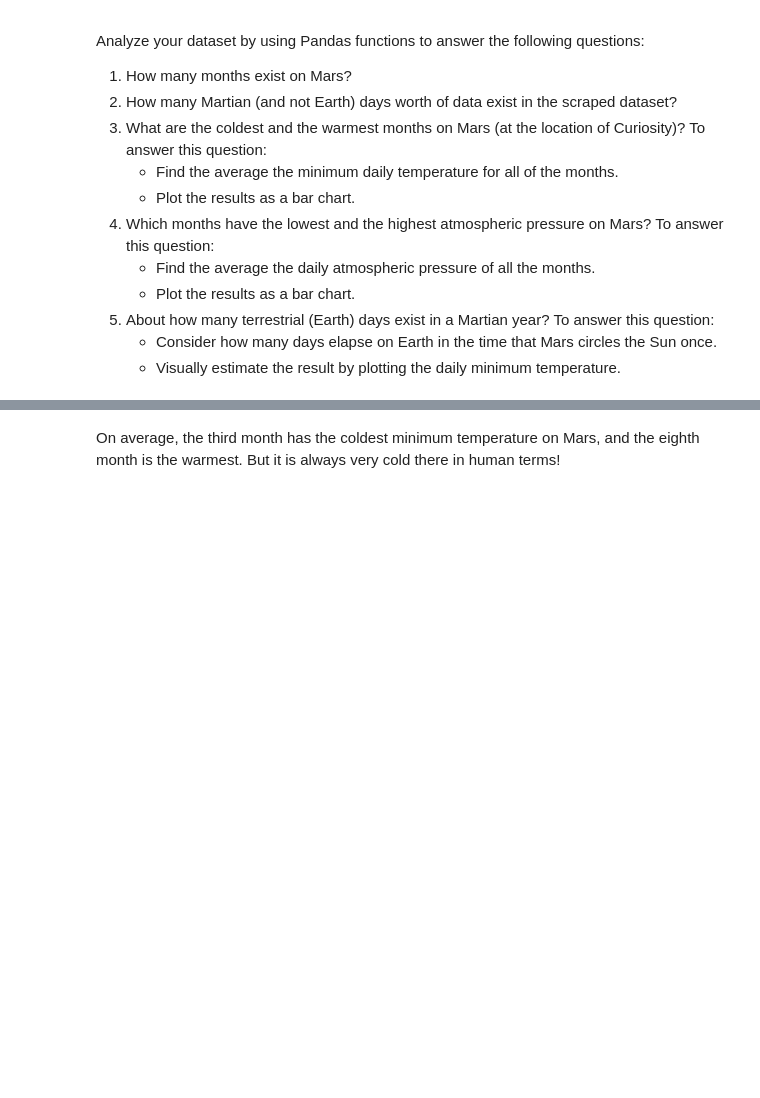
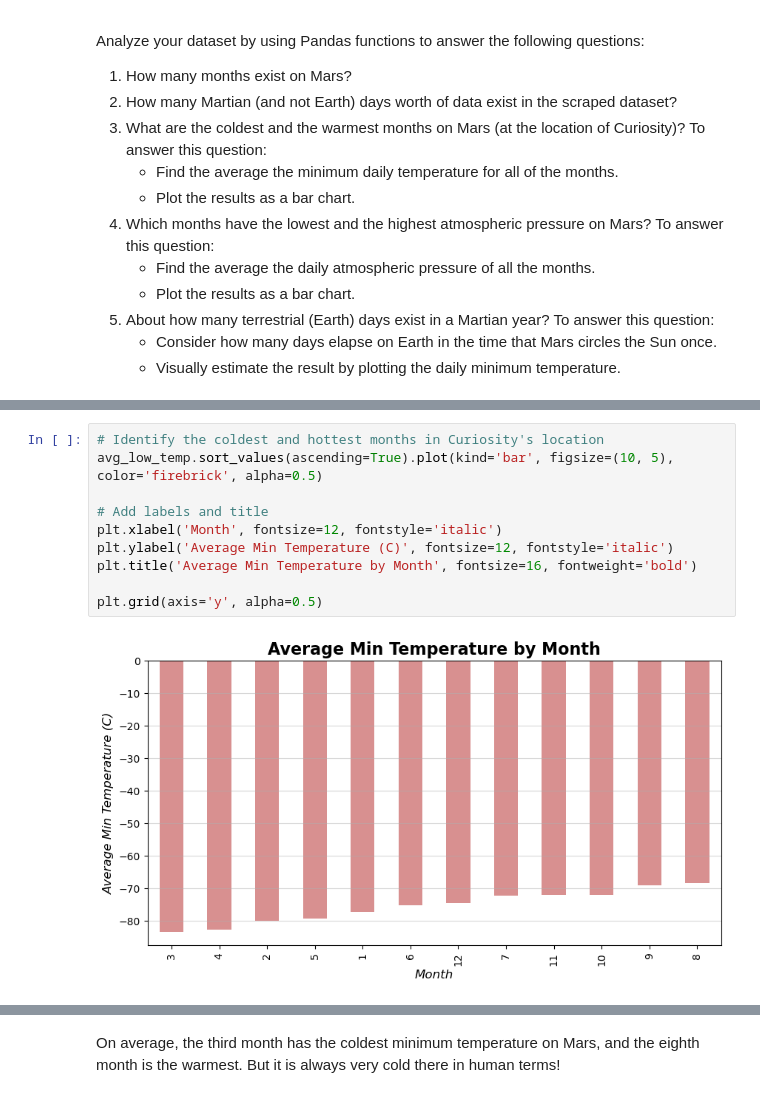
Before and after one commit to wrp94/ds-hw-11-data-collection, a Jupyter notebook: Mars_Data/part_2_mars_weather.ipynb, the cells around one changed output, grey strips where cells are left out. Drawn from its saved outputs; the diff is of its cells as text; blank space fills up the shorter version.

```diff
--- a/Mars_Data/part_2_mars_weather.ipynb
+++ b/Mars_Data/part_2_mars_weather.ipynb
@@ -151,2 +160,14 @@ Name: min_temp, dtype: float64
+# %%
+# Identify the coldest and hottest months in Curiosity's location
+avg_low_temp.sort_values(ascending=True).plot(kind='bar', figsize=(10, 5), color='firebrick', alpha=0.5)
+
+# Add labels and title
+plt.xlabel('Month', fontsize=12, fontstyle='italic')
+plt.ylabel('Average Min Temperature (C)', fontsize=12, fontstyle='italic')
+plt.title('Average Min Temperature by Month', fontsize=16, fontweight='bold')
+
+plt.grid(axis='y', alpha=0.5)
+# %% [output]
+[figure, added]
 # %%
 # 4. Average pressure by Martian month
```
Also changed, not shown: parts of 27 cells of this notebook, 2 other files.
